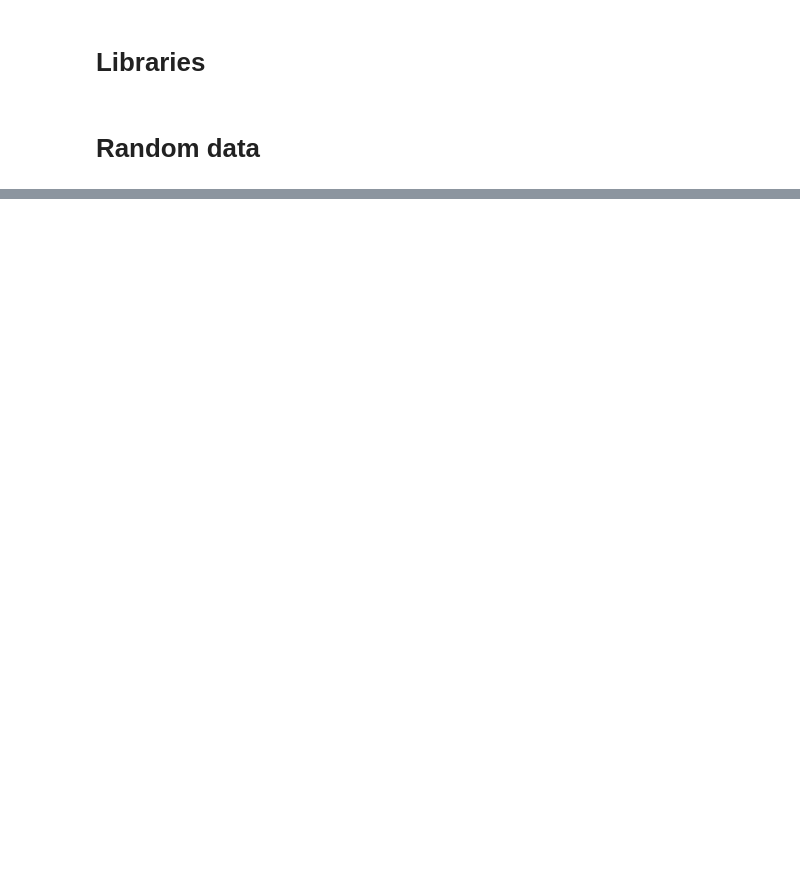
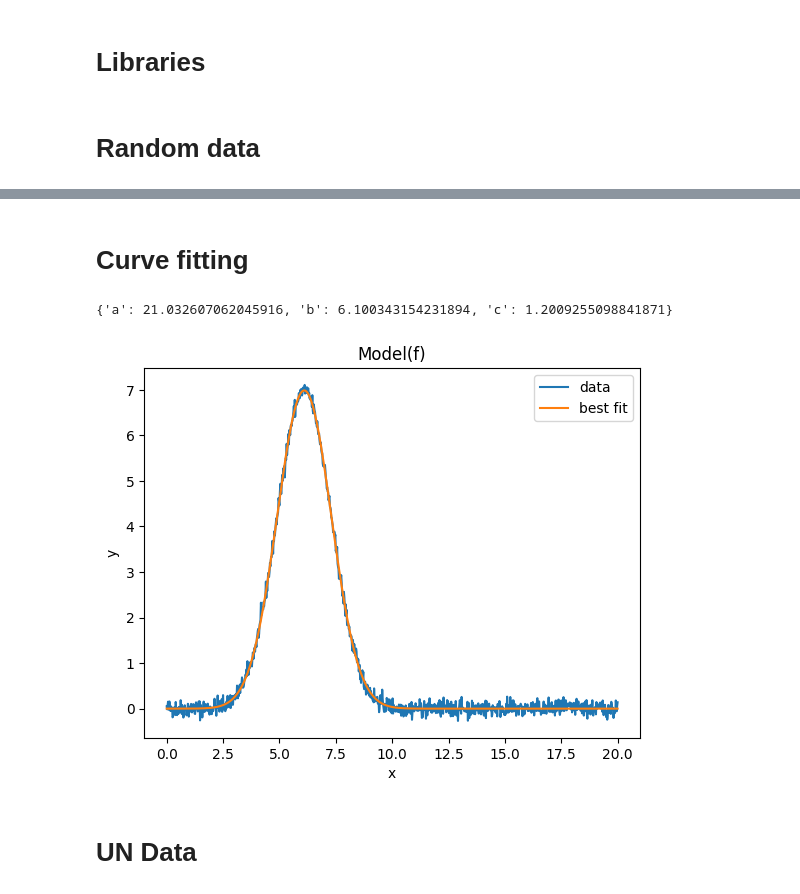
Before and after one commit to 21Blix/Infectious-Disease-Modelling, a Jupyter notebook: Week_3/week3.ipynb, the cells around one changed output, grey strips where cells are left out. Cells and saved outputs as stored; diff of their text form; code cells hidden in the pictures; blank space fills up the shorter version.

```diff
--- a/Week_3/week3.ipynb
+++ b/Week_3/week3.ipynb
@@ -27,0 +28,22 @@ plt.savefig("gaussian with noise.png")
+# %% [markdown]
+# Curve fitting
+# %%
+def f(x, a, b, c):
+    return gaussian(x, a, b, c)
+
+mod = lmfit.Model(f)
+# we set the parameters (and some initial parameter guesses)
+mod.set_param_hint("a", value=10.0, vary=True)
+mod.set_param_hint("b", value=10.0, vary=True)
+mod.set_param_hint("c", value=10.0, vary=True)
+
+params = mod.make_params()
+
+result = mod.fit(data, params, method="leastsq", x=x)  # fitting
+result.plot_fit(datafmt="-");
+result.best_values
+# %% [output]
+{'a': 21.032607062045916, 'b': 6.100343154231894, 'c': 1.2009255098841871}
+[figure, added]
+# %% [markdown]
+# UN Data
```
Also changed, not shown: parts of 9 cells of this notebook.
